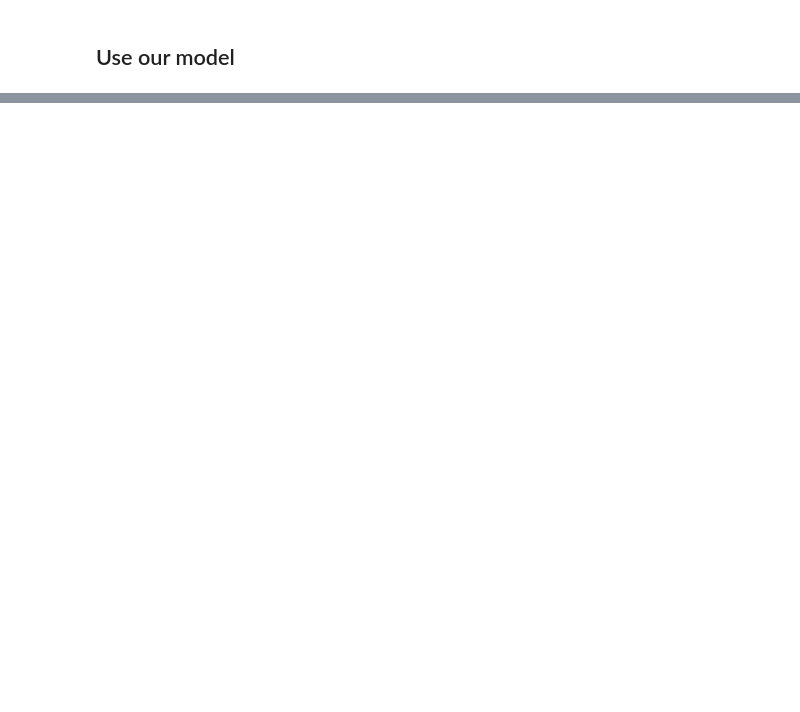
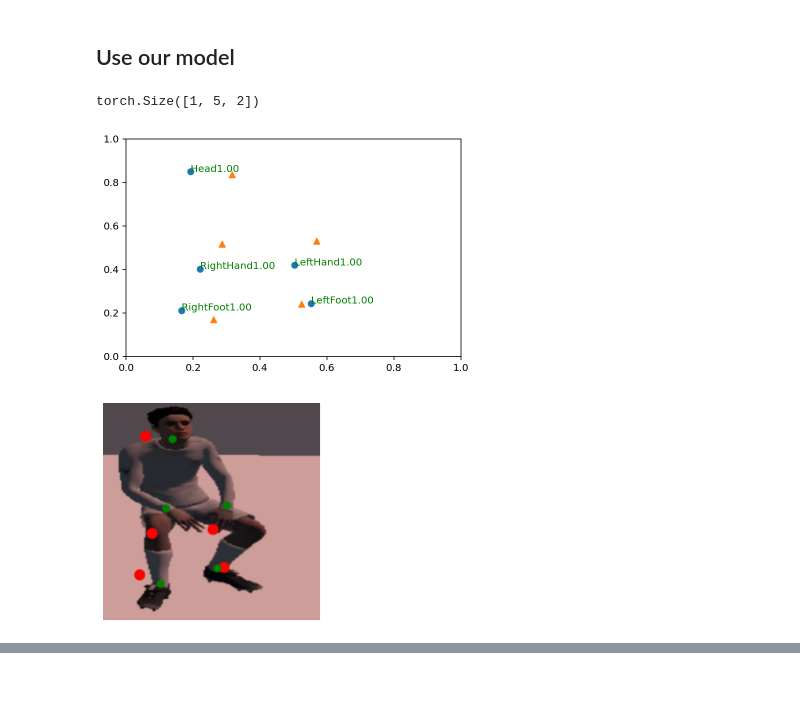
Before and after one commit to spykecb/motion-tracker, a Jupyter notebook: Motion Tracker.ipynb, the cells around one changed output, grey strips where cells are left out. Drawn from its saved outputs; the diff is of its cells as text; code cells hidden in the pictures; blank space fills up the shorter version.

```diff
--- a/Motion Tracker.ipynb
+++ b/Motion Tracker.ipynb
@@ -263,40 +263,44 @@ plt.legend(frameon=False)
 %matplotlib inline
 import helper
 # motions_test = MotionDataset('train/input.csv', 'train', test_transforms, minmax, minmax_z, bmodel=bmodel)
-motions_test = MotionDataset('test/input.csv', 'test', test_transforms, minmax, minmax_z, bmodel=bmodel)
+motions_test = MotionDataset('test/input_new.csv', 'test', test_transforms, minmax, minmax_z, bmodel=bmodel)
 testloader = torch.utils.data.DataLoader(motions_test, batch_size=1, shuffle=True)
 inp, output = next(iter(testloader))
 
 model = PositionFinder(img_width)
 model.load_state_dict(torch.load('model.m'))
 
 # img = images[0].view(1, 195075)
 # img = torch.zeros(1,120000) + 222
 
 positions, positions_expected = helper.evaluate_model(model, inp, output)
 fig = plt.figure()
 ax = plt.axes()
 
 # zdata = positions.T[1]
 xdata = positions.T[0]
 ydata = positions.T[1]
 ax.set_xlim((0,1))
 ax.set_ylim((0,1))
 ax.scatter(xdata, [1 - y for y in ydata]);
 
 # zdata_e = positions_expected.T[1]
 xdata_e = positions_expected.T[0]
 ydata_e = positions_expected.T[1]
 ax.scatter(xdata_e, [1 - y for y in ydata_e], marker='^')
 # helper.imshow(inp["images"][0], xdata=xdata, ydata=ydata)
 helper.imshow(inp["images"][0], xdata=xdata, ydata=ydata, xdata_e=xdata_e, ydata_e=ydata_e)
 
 for i, pos in enumerate(positions):
     label = helper.get_label(i)
     if label is not None:
 #         label = label + "{:.2f}".format(confidences[0][i].item())
         label = label + "{:.2f}".format(output["confidences"][0][i].item())
         ax.text(pos[0], 1 - pos[1], label, None, color="green")
+# %% [output]
+torch.Size([1, 5, 2])
+[figure, added]
+[figure, added]
 # %%
 distances = []
 for i, pos in enumerate(positions):
```
Also changed, not shown: parts of 7 cells of this notebook, 4 other files.
